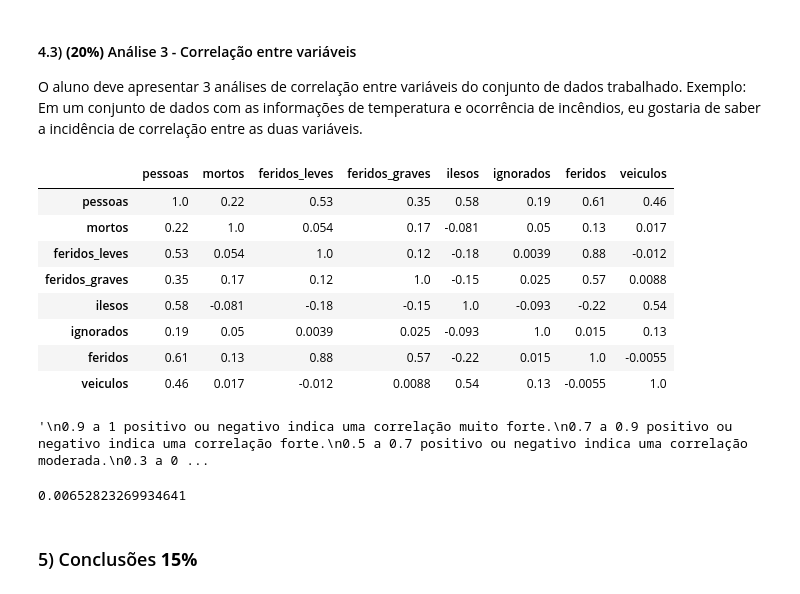
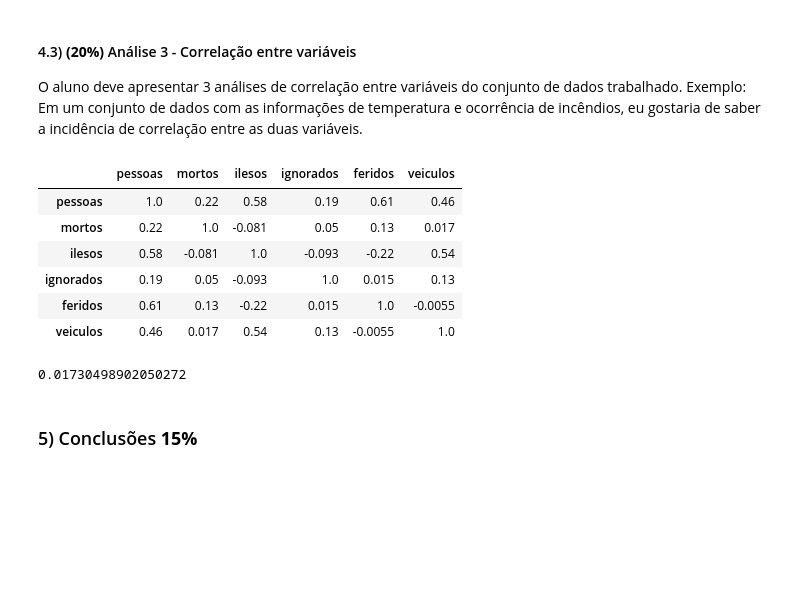
Before and after one commit to LilianeAquino/aed_projeto_1, a Jupyter notebook: template.ipynb, the cells around one changed output. Cells and saved outputs as stored; diff of their text form; code cells hidden in the pictures; blank space fills up the shorter version.

```diff
--- a/template.ipynb
+++ b/template.ipynb
@@ -298,3 +300,12 @@ plt.title('Top 5 da quantidade de veículos envolvidos nas ocorrências de acide
 # %% [output]
 Text(0.5, 1.0, 'Top 5 da quantidade de veículos envolvidos nas ocorrências de acidentes')
 [figure]
+# %%
+def orthography_text(text):
+    if text == 'céu claro':
+        text = 'ceu claro'
+    elif text == 'ignorado':
+        text = 'ignorada'
+    return text
+
+df_2007_2018['condicao_metereologica'] = df_2007_2018['condicao_metereologica'].apply(orthography_text)
@@ -308,34 +331,22 @@ O aluno deve apresentar as mesmas distribuições para cada valor da variável d
 
 O aluno deve apresentar 3 análises de correlação entre variáveis do conjunto de dados trabalhado. Exemplo: Em um conjunto de dados com as informações de temperatura e ocorrência de incêndios, eu gostaria de saber a incidência de correlação entre as duas variáveis.
 # %%
-df_corr = df_2007_2018.drop(['id', 'mes', 'ano'], axis=1)
+df_corr = df_2007_2018.drop(['id', 'mes', 'ano','feridos_leves', 'feridos_graves'], axis=1)
 df_corr.corr().style.format('{:.2}').background_gradient(cmap=plt.get_cmap('coolwarm'), axis=1)
 # %% [output]
-|  | pessoas | mortos | feridos_leves | feridos_graves | ilesos | ignorados | feridos | veiculos |
-| pessoas | 1.0 | 0.22 | 0.53 | 0.35 | 0.58 | 0.19 | 0.61 | 0.46 |
-| mortos | 0.22 | 1.0 | 0.054 | 0.17 | -0.081 | 0.05 | 0.13 | 0.017 |
-| feridos_leves | 0.53 | 0.054 | 1.0 | 0.12 | -0.18 | 0.0039 | 0.88 | -0.012 |
-| feridos_graves | 0.35 | 0.17 | 0.12 | 1.0 | -0.15 | 0.025 | 0.57 | 0.0088 |
-| ilesos | 0.58 | -0.081 | -0.18 | -0.15 | 1.0 | -0.093 | -0.22 | 0.54 |
-| ignorados | 0.19 | 0.05 | 0.0039 | 0.025 | -0.093 | 1.0 | 0.015 | 0.13 |
-| feridos | 0.61 | 0.13 | 0.88 | 0.57 | -0.22 | 0.015 | 1.0 | -0.0055 |
-| veiculos | 0.46 | 0.017 | -0.012 | 0.0088 | 0.54 | 0.13 | -0.0055 | 1.0 |
+|  | pessoas | mortos | ilesos | ignorados | feridos | veiculos |
+| pessoas | 1.0 | 0.22 | 0.58 | 0.19 | 0.61 | 0.46 |
+| mortos | 0.22 | 1.0 | -0.081 | 0.05 | 0.13 | 0.017 |
+| ilesos | 0.58 | -0.081 | 1.0 | -0.093 | -0.22 | 0.54 |
+| ignorados | 0.19 | 0.05 | -0.093 | 1.0 | 0.015 | 0.13 |
+| feridos | 0.61 | 0.13 | -0.22 | 0.015 | 1.0 | -0.0055 |
+| veiculos | 0.46 | 0.017 | 0.54 | 0.13 | -0.0055 | 1.0 |
-# %%
-'''
-0.9 a 1 positivo ou negativo indica uma correlação muito forte.
-0.7 a 0.9 positivo ou negativo indica uma correlação forte.
-0.5 a 0.7 positivo ou negativo indica uma correlação moderada.
-0.3 a 0.5 positivo ou negativo indica uma correlação fraca.
-0 a 0.3 positivo ou negativo indica uma correlação desprezível
-'''
-# %% [output]
-'\n0.9 a 1 positivo ou negativo indica uma correlação muito forte.\n0.7 a 0.9 positivo ou negativo indica uma correlação forte.\n0.5 a 0.7 positivo ou negativo indica uma correlação moderada.\n0.3 a 0 ...
 # %%
 # Primeiro par de variáveis: Implemente sua análise aqui. Use mais blocos se achar que ficará mais organizado.
 #Qtde de mortos x veículos
 
 df_2007_2018['mortos'].corr(df_2007_2018['veiculos'])
 # %% [output]
-0.00652823269934641
+0.01730498902050272
 # %%
 # Segundo par de variáveis: Implemente sua análise aqui. Use mais blocos se achar que ficará mais organizado.
```
Also changed, not shown: parts of 4 cells of this notebook.
